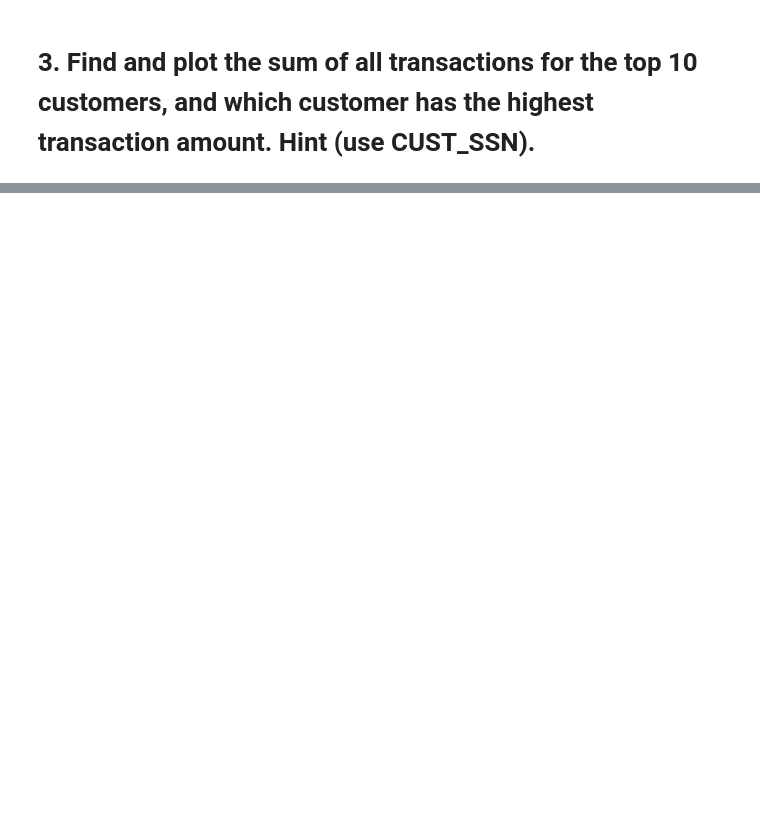
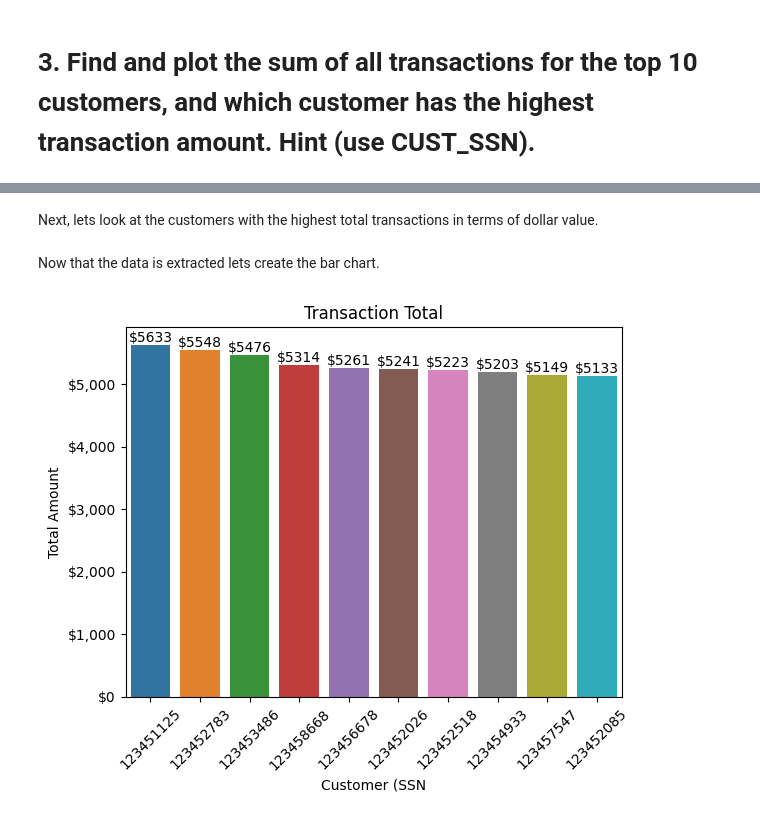
Before and after one commit to philpartyka/Data-Engineering-Capstone-Project, a Jupyter notebook: 3_Visualizations.ipynb, the cells around one changed output, grey strips where cells are left out. Cells and saved outputs as stored; diff of their text form; code cells hidden in the pictures; blank space fills up the shorter version.

```diff
--- a/3_Visualizations.ipynb
+++ b/3_Visualizations.ipynb
@@ -277,0 +305,43 @@ us_map
+# %% [markdown]
+Next, lets look at the customers with the highest total transactions in terms of dollar value.
+# %%
+trans_qty_sql=("SELECT CUST_SSN as SSN,sum(TRANSACTION_VALUE) as Total "
+                "FROM cdw_sapp_credit_card "
+                "GROUP BY CUST_SSN "
+                "ORDER BY Total DESC "
+                "LIMIT 10")
+
+cursor.execute(trans_qty_sql)   #cursor was assigned in the connect_sql() function
+result = cursor.fetchall()
+
+cust_ssn = []
+trans_total = []
+
+for row in result:
+    cust_ssn.append(row[0])
+    trans_total.append(row[1])
+# %% [markdown]
+Now that the data is extracted lets create the bar chart.
+# %%
+# had to add the order option because it was ordering based on ssn lowest to highest
+sns.barplot(x = cust_ssn, y = trans_total, order=cust_ssn)
+
+# Rotate x-axis labels at a 45-degree angle
+plt.xticks(rotation=45)
+
+# add the actual value to the top of each bar
+for i, v in enumerate(trans_total):
+    plt.annotate("$" + str(int(v)), (i, v), ha='center', va='bottom')
+
+# get the axes object so we can apply an axes function to it
+ax = plt.gca()
+ax.yaxis.set_major_formatter(tick.FuncFormatter(lambda x, pos: '${:,.0f}'.format(x)))
+
+
+
+plt.xlabel('Customer (SSN')
+plt.ylabel('Total Amount')
+plt.title("Transaction Total")
+plt.show()
+# %% [output]
+[figure, added]
```
Also changed, not shown: parts of 4 cells of this notebook, 2 other files.
